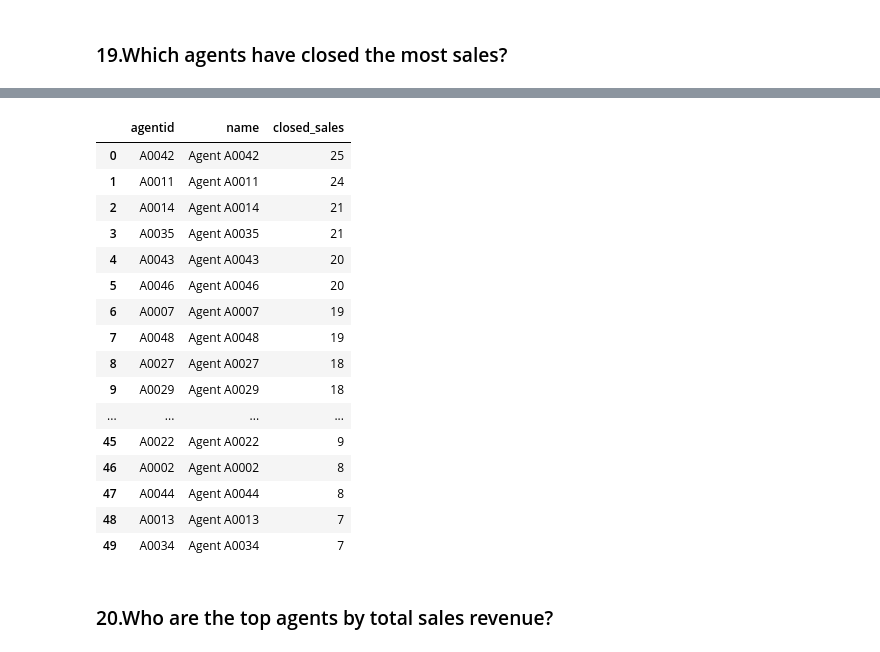
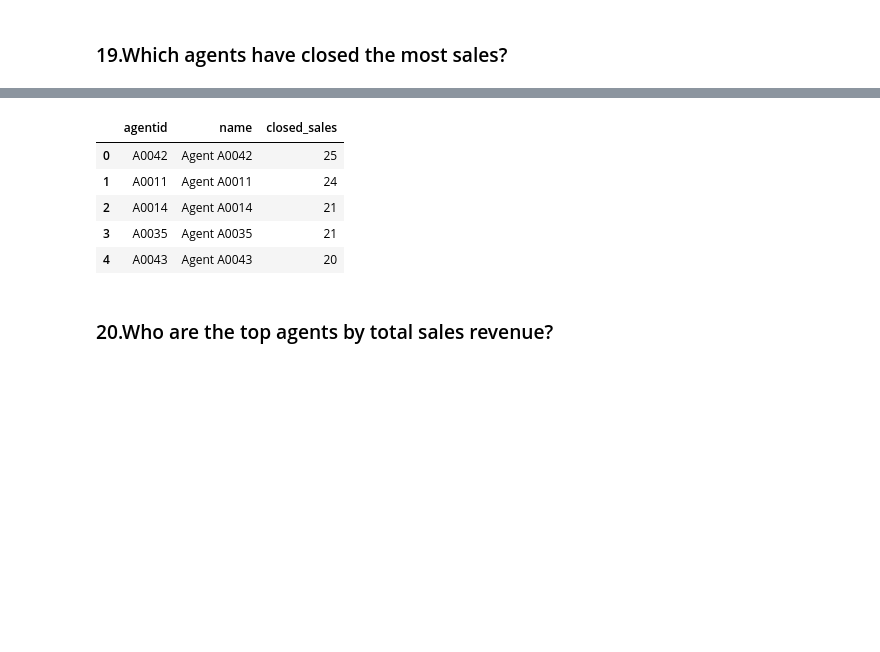
Before and after one commit to mukundnaramesh2605/guvi-python-sql-pandas-project-1, a Jupyter notebook: project.ipynb, the cells around one changed output, grey strips where cells are left out. Saved outputs shown, nothing was run; the diff lists cells and outputs as text; code cells hidden in the pictures; blank space fills up the shorter version.

```diff
--- a/project.ipynb
+++ b/project.ipynb
@@ -1031,31 +1027,20 @@ display(result19)
 # %%
 query_19_2 = """
 select a.agentid,a.name,count(s.listingid) as closed_sales from listings l
 join sales s on s.listingid = l.listingid
 join agents a on a.agentid = l.agentid
 group by a.agentid,a.name
 order by closed_sales desc ;
 """
 result_19_2 = pd.read_sql(query_19_2, conn)
-display(result_19_2)
+display(result_19_2.head())
 # %% [output]
 |  | agentid | name | closed_sales |
 | 0 | A0042 | Agent A0042 | 25 |
 | 1 | A0011 | Agent A0011 | 24 |
 | 2 | A0014 | Agent A0014 | 21 |
 | 3 | A0035 | Agent A0035 | 21 |
 | 4 | A0043 | Agent A0043 | 20 |
-| 5 | A0046 | Agent A0046 | 20 |
-| 6 | A0007 | Agent A0007 | 19 |
-| 7 | A0048 | Agent A0048 | 19 |
-| 8 | A0027 | Agent A0027 | 18 |
-| 9 | A0029 | Agent A0029 | 18 |
-| ... | ... | ... | ... |
-| 45 | A0022 | Agent A0022 | 9 |
-| 46 | A0002 | Agent A0002 | 8 |
-| 47 | A0044 | Agent A0044 | 8 |
-| 48 | A0013 | Agent A0013 | 7 |
-| 49 | A0034 | Agent A0034 | 7 |
 # %% [markdown]
 ### 20.Who are the top agents by total sales revenue?
 # %%
```
Also changed, not shown: parts of 23 cells of this notebook, 1 other file.
